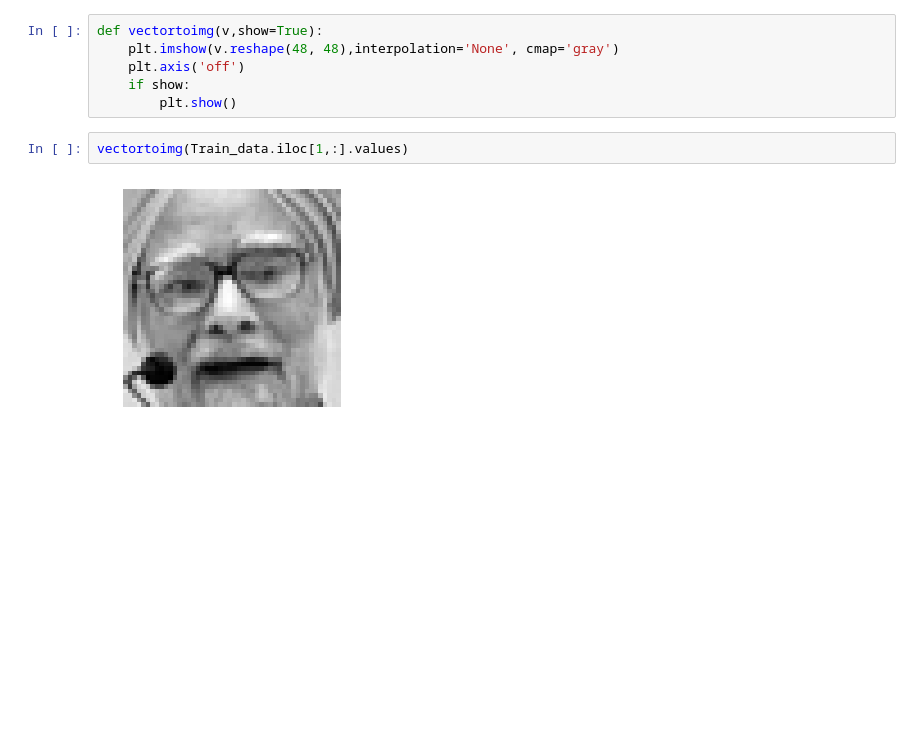
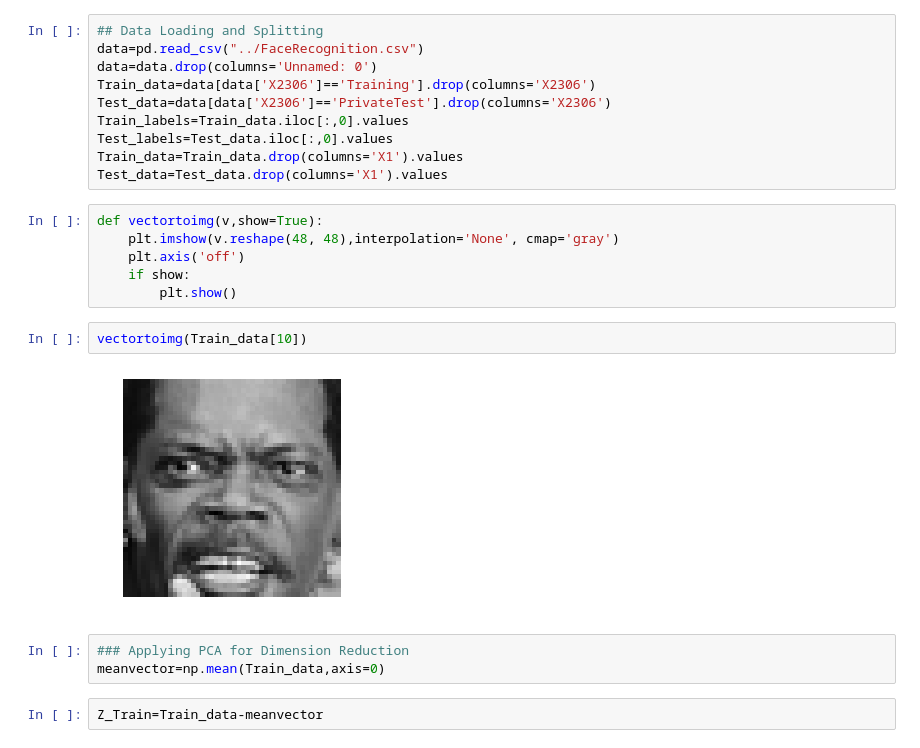
Before and after one commit to MR-KHILADI/Facial-Expression-Recognition, a Jupyter notebook: Facial Expression Recognition.ipynb, the cells around one changed output. Saved outputs shown, nothing was run; the diff lists cells and outputs as text; blank space fills up the shorter version.

```diff
--- a/Facial Expression Recognition.ipynb
+++ b/Facial Expression Recognition.ipynb
@@ -18,3 +7,13 @@ Test_data=data[data['X2306']=='PrivateTest'].drop(columns='X2306')
+# %%
+## Data Loading and Splitting
+data=pd.read_csv("../FaceRecognition.csv")
+data=data.drop(columns='Unnamed: 0')
+Train_data=data[data['X2306']=='Training'].drop(columns='X2306')
+Test_data=data[data['X2306']=='PrivateTest'].drop(columns='X2306')
+Train_labels=Train_data.iloc[:,0].values
+Test_labels=Test_data.iloc[:,0].values
+Train_data=Train_data.drop(columns='X1').values
+Test_data=Test_data.drop(columns='X1').values
 # %%
 def vectortoimg(v,show=True):
     plt.imshow(v.reshape(48, 48),interpolation='None', cmap='gray')
@@ -22,6 +21,11 @@ def vectortoimg(v,show=True):
     if show:
         plt.show()
 # %%
-vectortoimg(Train_data.iloc[1,:].values)
+vectortoimg(Train_data[10])
 # %% [output]
-[figure, old version]
+[figure, new version]
+# %%
+### Applying PCA for Dimension Reduction
+meanvector=np.mean(Train_data,axis=0)
+# %%
+Z_Train=Train_data-meanvector
```
Also changed, not shown: parts of 31 cells of this notebook.
